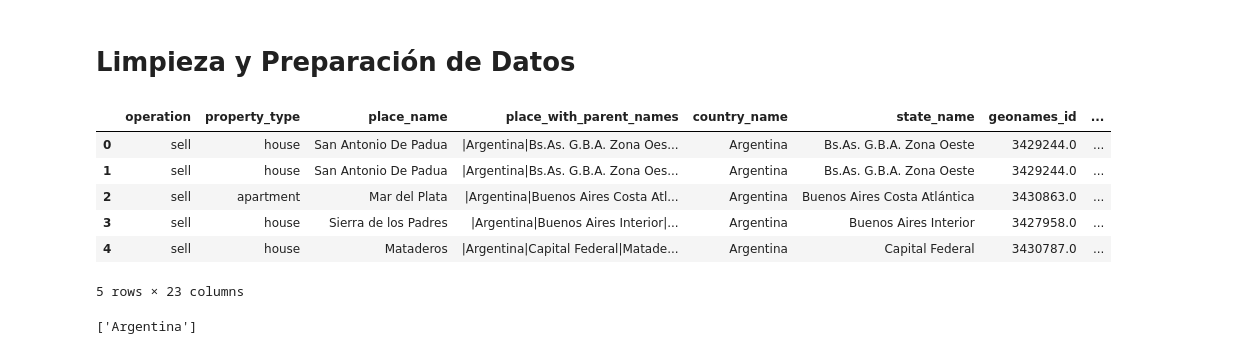
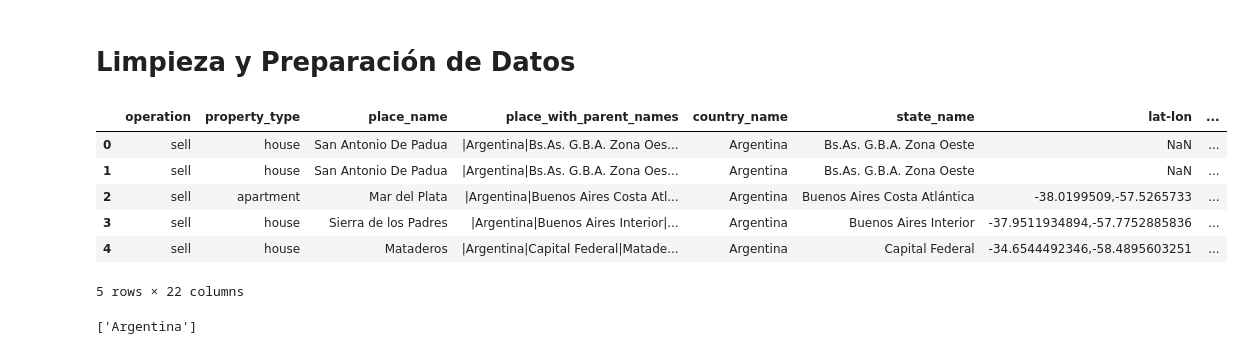
Before and after one commit to NicoGallegos/tpdatos, a Jupyter notebook: TP 1.ipynb, the cells around one changed output. Saved outputs shown, nothing was run; the diff lists cells and outputs as text; code cells hidden in the pictures.

```diff
--- a/TP 1.ipynb
+++ b/TP 1.ipynb
@@ -26,16 +26,16 @@ memory usage: 38.6+ MB
 # Limpieza y Preparación de Datos
 # %%
 #Elimino columnas innecesarias, que son relativas al sitio web.
-datos = datos.drop(['id', 'created_on', 'properati_url', 'image_thumbnail'],axis=1)
+datos = datos.drop(['id', 'created_on', 'properati_url', 'image_thumbnail', 'geonames_id'],axis=1)
 datos.head()
 # %% [output]
-|  | operation | property_type | place_name | place_with_parent_names | country_name | state_name | geonames_id | ... |
-| 0 | sell | house | San Antonio De Padua | |Argentina|Bs.As. G.B.A. Zona Oes... | Argentina | Bs.As. G.B.A. Zona Oeste | 3429244.0 | ... |
-| 1 | sell | house | San Antonio De Padua | |Argentina|Bs.As. G.B.A. Zona Oes... | Argentina | Bs.As. G.B.A. Zona Oeste | 3429244.0 | ... |
-| 2 | sell | apartment | Mar del Plata | |Argentina|Buenos Aires Costa Atl... | Argentina | Buenos Aires Costa Atlántica | 3430863.0 | ... |
-| 3 | sell | house | Sierra de los Padres | |Argentina|Buenos Aires Interior|... | Argentina | Buenos Aires Interior | 3427958.0 | ... |
-| 4 | sell | house | Mataderos | |Argentina|Capital Federal|Matade... | Argentina | Capital Federal | 3430787.0 | ... |
+|  | operation | property_type | place_name | place_with_parent_names | country_name | state_name | lat-lon | ... |
+| 0 | sell | house | San Antonio De Padua | |Argentina|Bs.As. G.B.A. Zona Oes... | Argentina | Bs.As. G.B.A. Zona Oeste | NaN | ... |
+| 1 | sell | house | San Antonio De Padua | |Argentina|Bs.As. G.B.A. Zona Oes... | Argentina | Bs.As. G.B.A. Zona Oeste | NaN | ... |
+| 2 | sell | apartment | Mar del Plata | |Argentina|Buenos Aires Costa Atl... | Argentina | Buenos Aires Costa Atlántica | -38.0199509,-57.5265733 | ... |
+| 3 | sell | house | Sierra de los Padres | |Argentina|Buenos Aires Interior|... | Argentina | Buenos Aires Interior | -37.9511934894,-57.7752885836 | ... |
+| 4 | sell | house | Mataderos | |Argentina|Capital Federal|Matade... | Argentina | Capital Federal | -34.6544492346,-58.4895603251 | ... |
-5 rows × 23 columns
+5 rows × 22 columns
 # %%
 #Verificamos datos
 print(datos['country_name'].unique())
```
Also changed, not shown: parts of 4 cells of this notebook.
